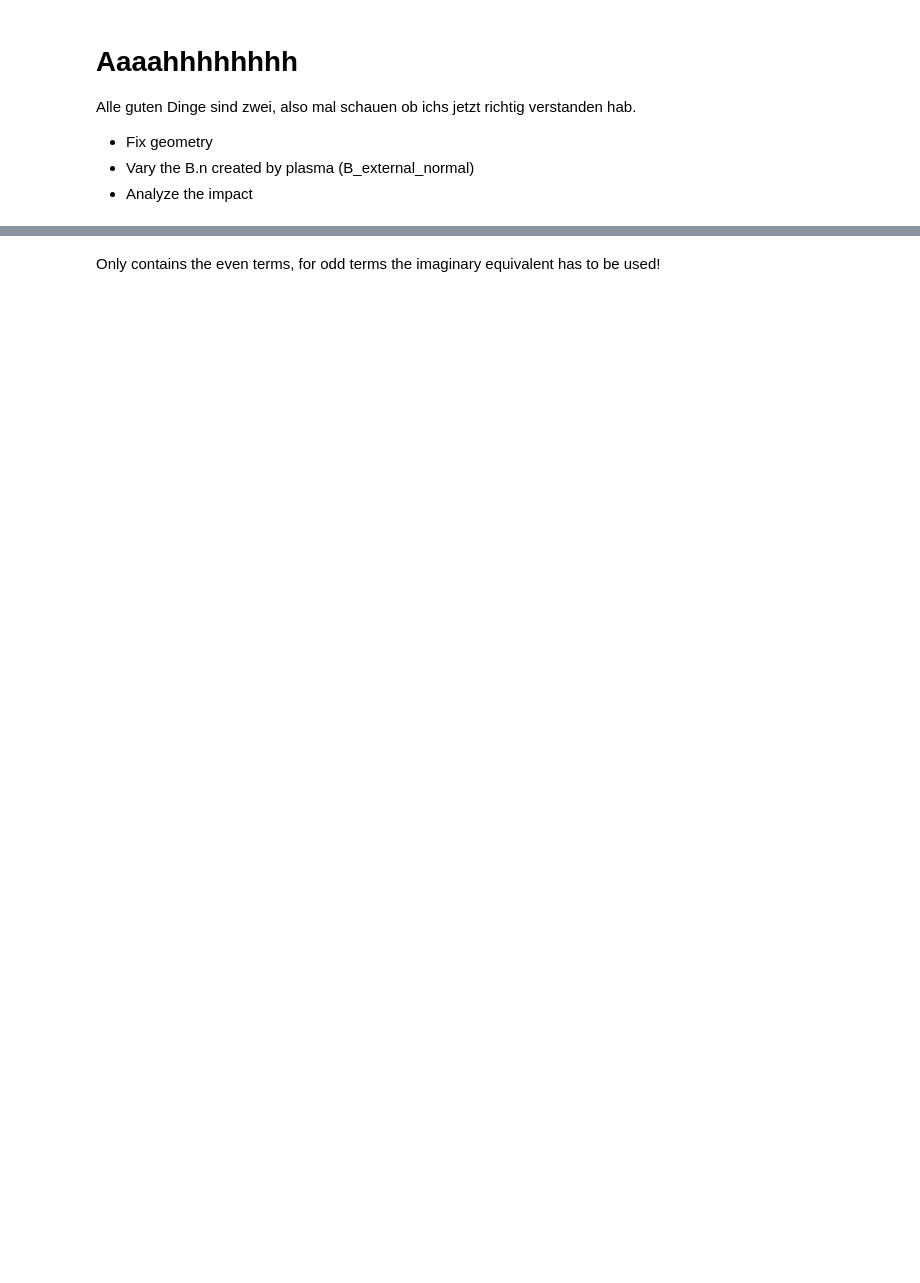
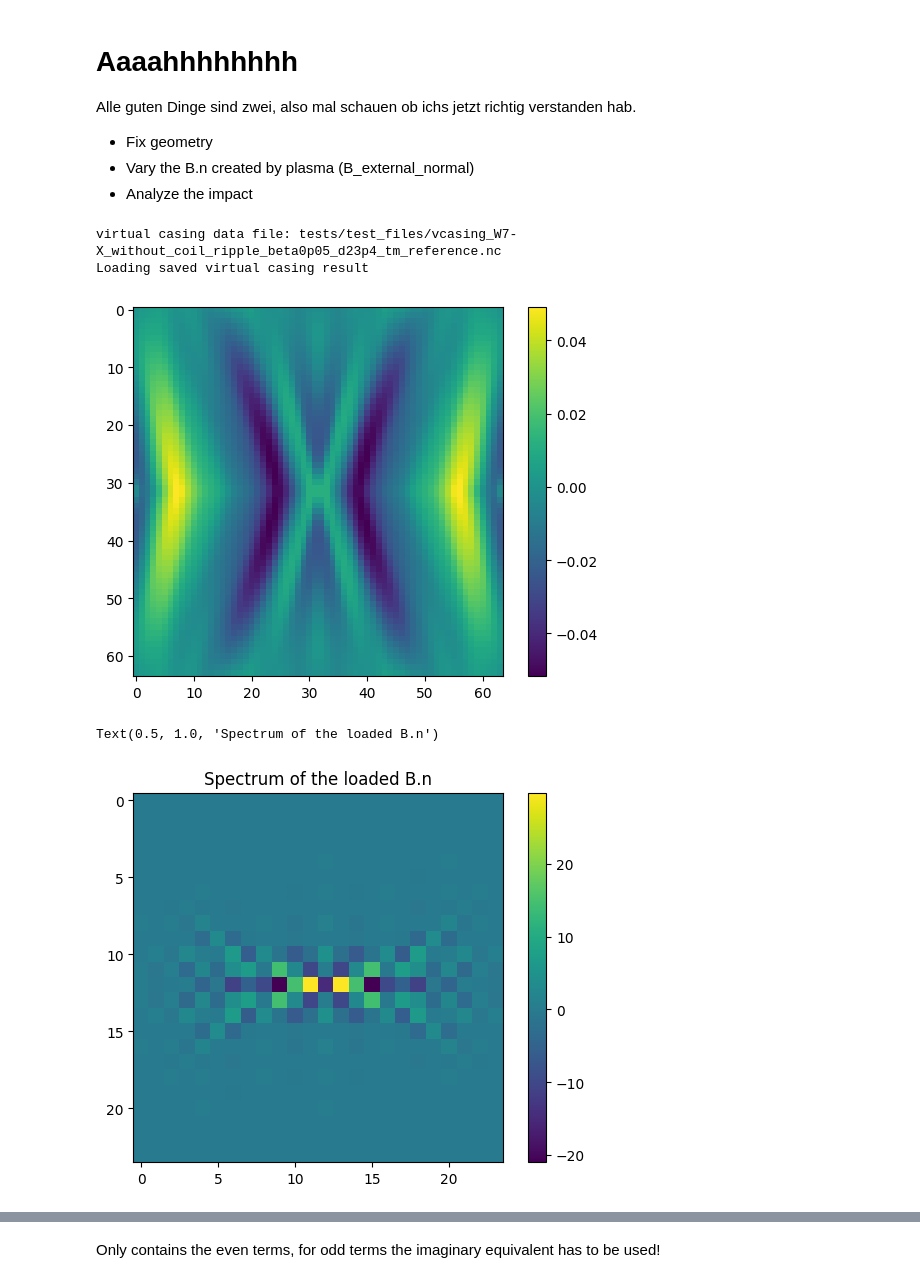
Before and after one commit to missing-user/single-stage-opt, a Jupyter notebook: what_we_actually_want.ipynb, the cells around one changed output, grey strips where cells are left out. Saved outputs shown, nothing was run; the diff lists cells and outputs as text; code cells hidden in the pictures; blank space fills up the shorter version.

```diff
--- a/what_we_actually_want.ipynb
+++ b/what_we_actually_want.ipynb
@@ -29,7 +29,7 @@ R1_reactor = R0/5
 order = 9
 
 # Number of iterations to perform:
-MAXITER = 150
+MAXITER = 100
 
 # File for the desired boundary magnetic surface:
 TEST_DIR = "tests/test_files"
@@ -53,31 +53,37 @@ vc_src_nphi = 80
 
 # Directory for output
 out_dir = Path("output")
 out_dir.mkdir(parents=True, exist_ok=True)
 
 # Once the virtual casing calculation has been run once, the results
 # can be used for many coil optimizations. Therefore here we check to
 # see if the virtual casing output file alreadys exists. If so, load
 # the results, otherwise run the virtual casing calculation and save
 # the results.
 head, tail = os.path.split(vmec_file)
 vc_filename = os.path.join(head, tail.replace('wout', 'vcasing'))
 print('virtual casing data file:', vc_filename)
 if os.path.isfile(vc_filename):
     print('Loading saved virtual casing result')
     vc = VirtualCasing.load(vc_filename)
 else:
     # Virtual casing must not have been run yet.
     print('Running the virtual casing calculation')
     vc = VirtualCasing.from_vmec(vmec_file, src_nphi=vc_src_nphi, trgt_nphi=nphi, trgt_ntheta=ntheta)
 
 import matplotlib.pyplot as plt
 stacked_img = np.vstack([vc.B_external_normal, np.flip(vc.B_external_normal, axis=0)])
 extended_img = np.hstack([stacked_img, np.flip(stacked_img, axis=1)])
 plt.imshow(extended_img)
 plt.colorbar()
 plt.show()
 plt.imshow(np.real(np.fft.ifftshift(np.fft.fft2(extended_img))[20:-20,20:-20]))
 plt.colorbar()
 plt.title("Spectrum of the loaded B.n")
+# %% [output]
+virtual casing data file: tests/test_files/vcasing_W7-X_without_coil_ripple_beta0p05_d23p4_tm_reference.nc
+Loading saved virtual casing result
+[figure, added]
+Text(0.5, 1.0, 'Spectrum of the loaded B.n')
+[figure, added]
 # %%
```
Also changed, not shown: parts of 10 cells of this notebook.
